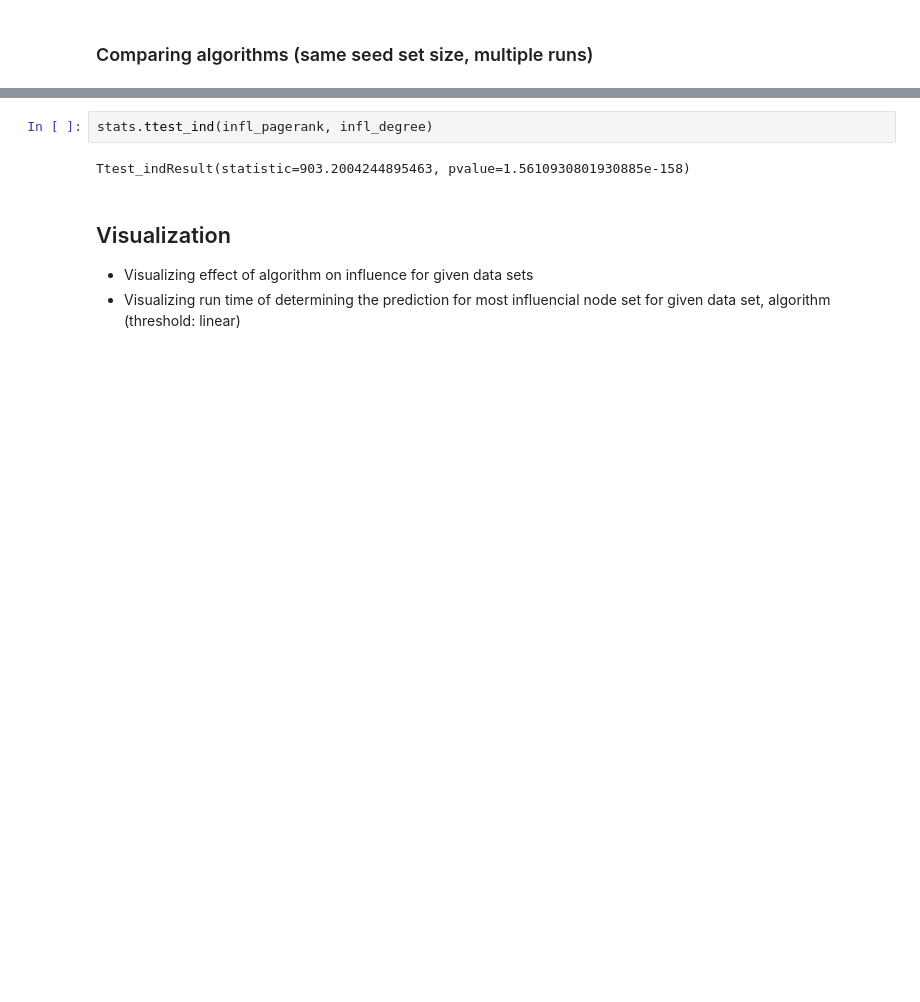
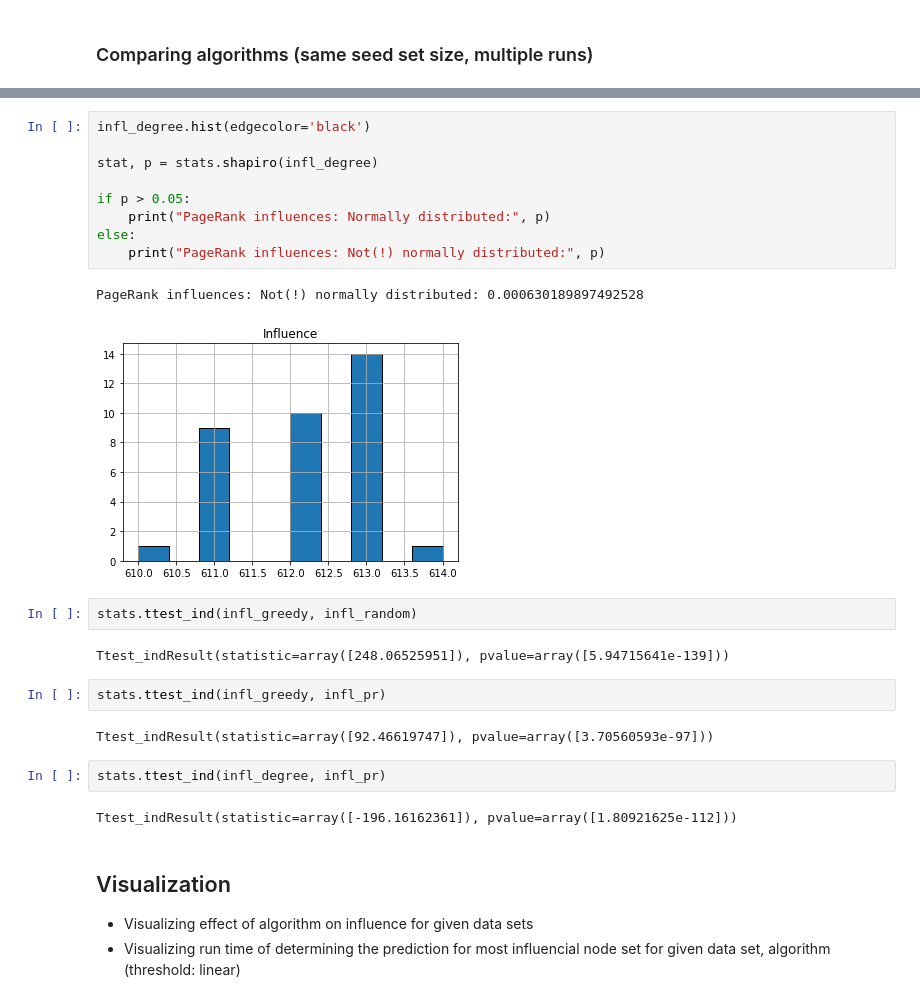
Before and after one commit to mfm92/Reproducibility_TopK, a Jupyter notebook: stats_test.ipynb, the cells around one changed output, grey strips where cells are left out. Saved outputs shown, nothing was run; the diff lists cells and outputs as text; blank space fills up the shorter version.

```diff
--- a/stats_test.ipynb
+++ b/stats_test.ipynb
@@ -126,7 +140,27 @@ PageRank influences: Not(!) normally distributed
+# %%
+infl_degree.hist(edgecolor='black')
+
+stat, p = stats.shapiro(infl_degree)
+
+if p > 0.05:
+    print("PageRank influences: Normally distributed:", p)
+else:
+    print("PageRank influences: Not(!) normally distributed:", p)
+# %% [output]
+PageRank influences: Not(!) normally distributed: 0.000630189897492528
+[figure, added]
+# %%
+stats.ttest_ind(infl_greedy, infl_random)
+# %% [output]
+Ttest_indResult(statistic=array([248.06525951]), pvalue=array([5.94715641e-139]))
+# %%
+stats.ttest_ind(infl_greedy, infl_pr)
+# %% [output]
+Ttest_indResult(statistic=array([92.46619747]), pvalue=array([3.70560593e-97]))
 # %%
-stats.ttest_ind(infl_pagerank, infl_degree)
+stats.ttest_ind(infl_degree, infl_pr)
 # %% [output]
-Ttest_indResult(statistic=903.2004244895463, pvalue=1.5610930801930885e-158)
+Ttest_indResult(statistic=array([-196.16162361]), pvalue=array([1.80921625e-112]))
 # %% [markdown]
 ## Visualization
 
```
Also changed, not shown: parts of 11 cells of this notebook, 11 other files.
